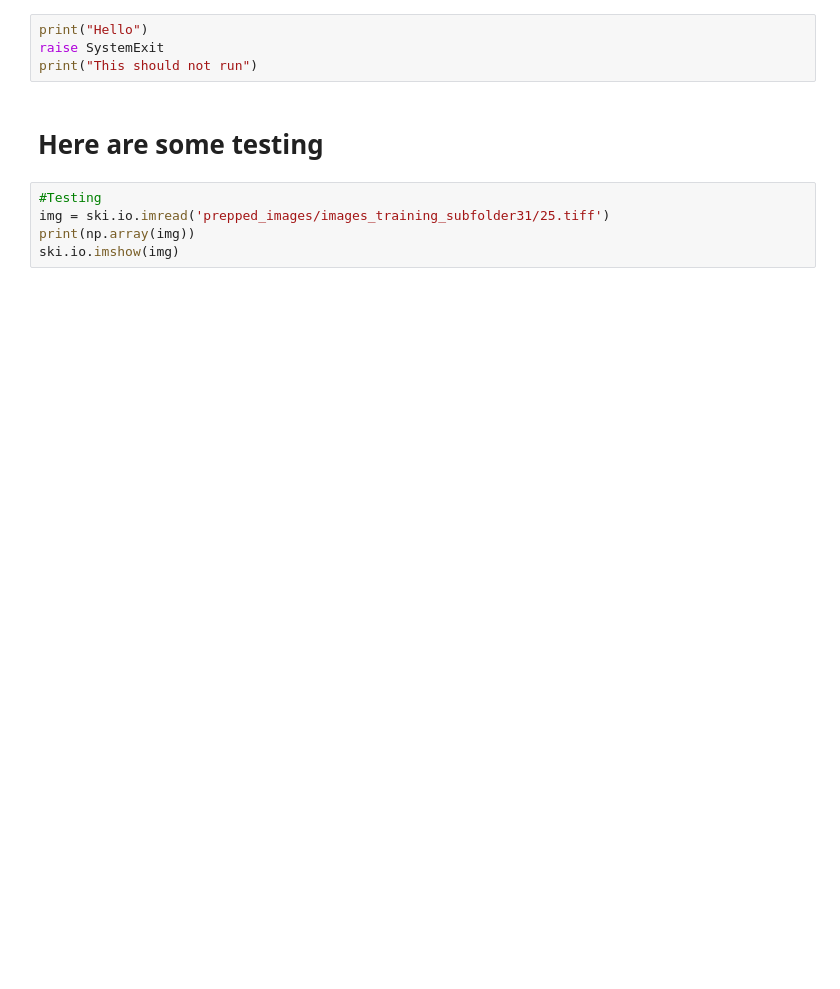
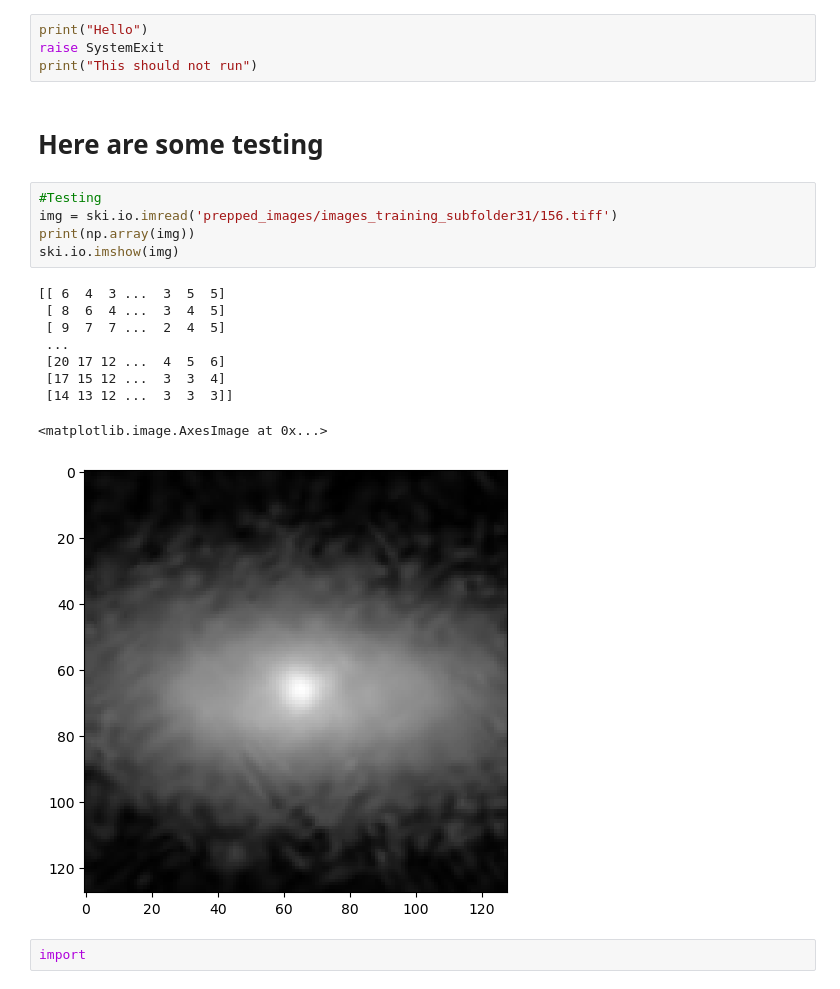
Before and after one commit to Uplink036/ClusteringGalaxies, a Jupyter notebook: DV2599.ipynb, the cells around one changed output. Saved outputs shown, nothing was run; the diff lists cells and outputs as text; blank space fills up the shorter version.

```diff
--- a/DV2599.ipynb
+++ b/DV2599.ipynb
@@ -358,6 +395,18 @@ print("This should not run")
 # Here are some testing
 # %%
 #Testing
-img = ski.io.imread('prepped_images/images_training_subfolder31/25.tiff')
+img = ski.io.imread('prepped_images/images_training_subfolder31/156.tiff')
 print(np.array(img))
 ski.io.imshow(img)
+# %% [output]
+[[ 6  4  3 ...  3  5  5]
+ [ 8  6  4 ...  3  4  5]
+ [ 9  7  7 ...  2  4  5]
+ ...
+ [20 17 12 ...  4  5  6]
+ [17 15 12 ...  3  3  4]
+ [14 13 12 ...  3  3  3]]
+<matplotlib.image.AxesImage at 0x...>
+[figure, added]
+# %%
+import
```
Also changed, not shown: parts of 1 cell of this notebook.
